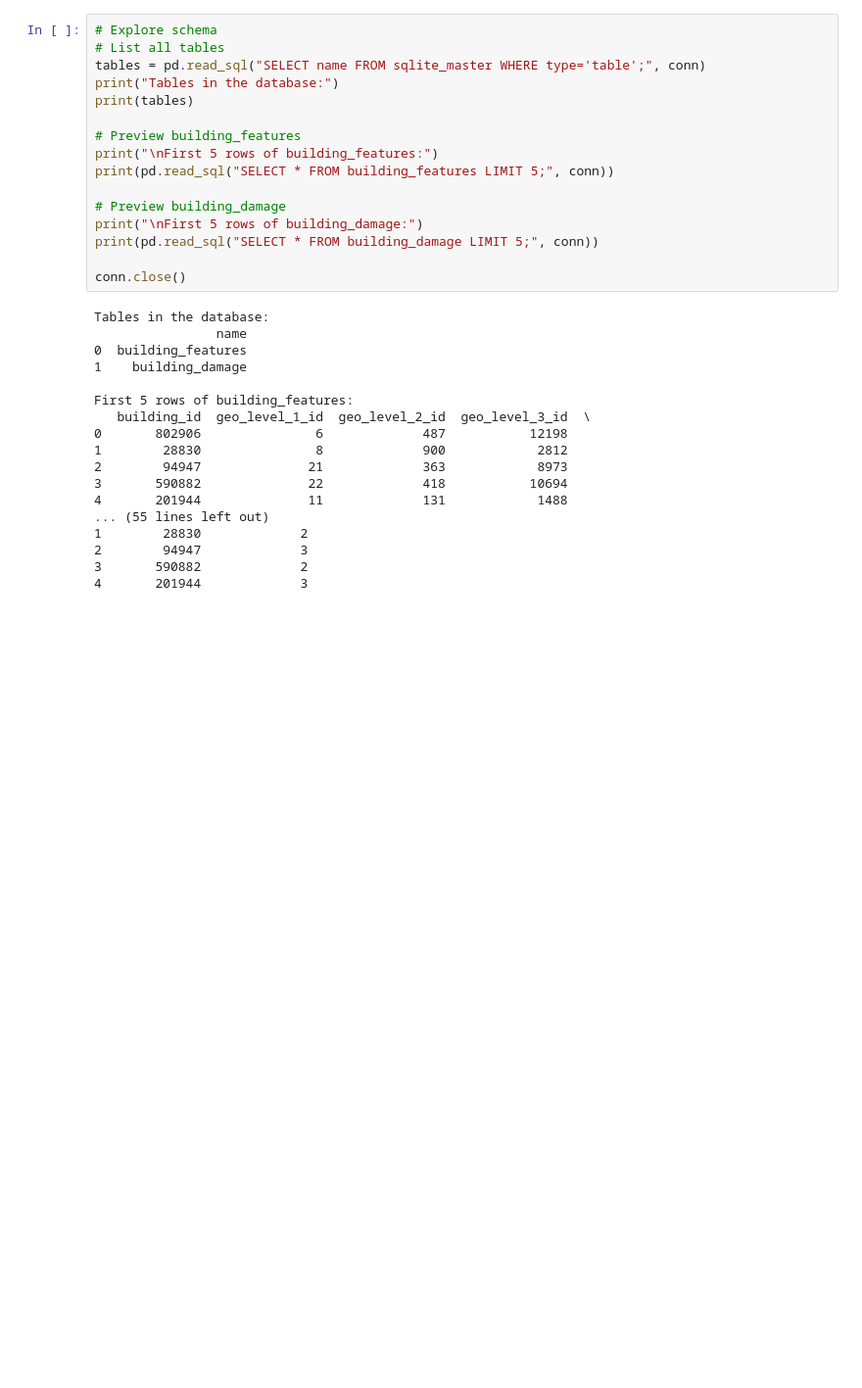
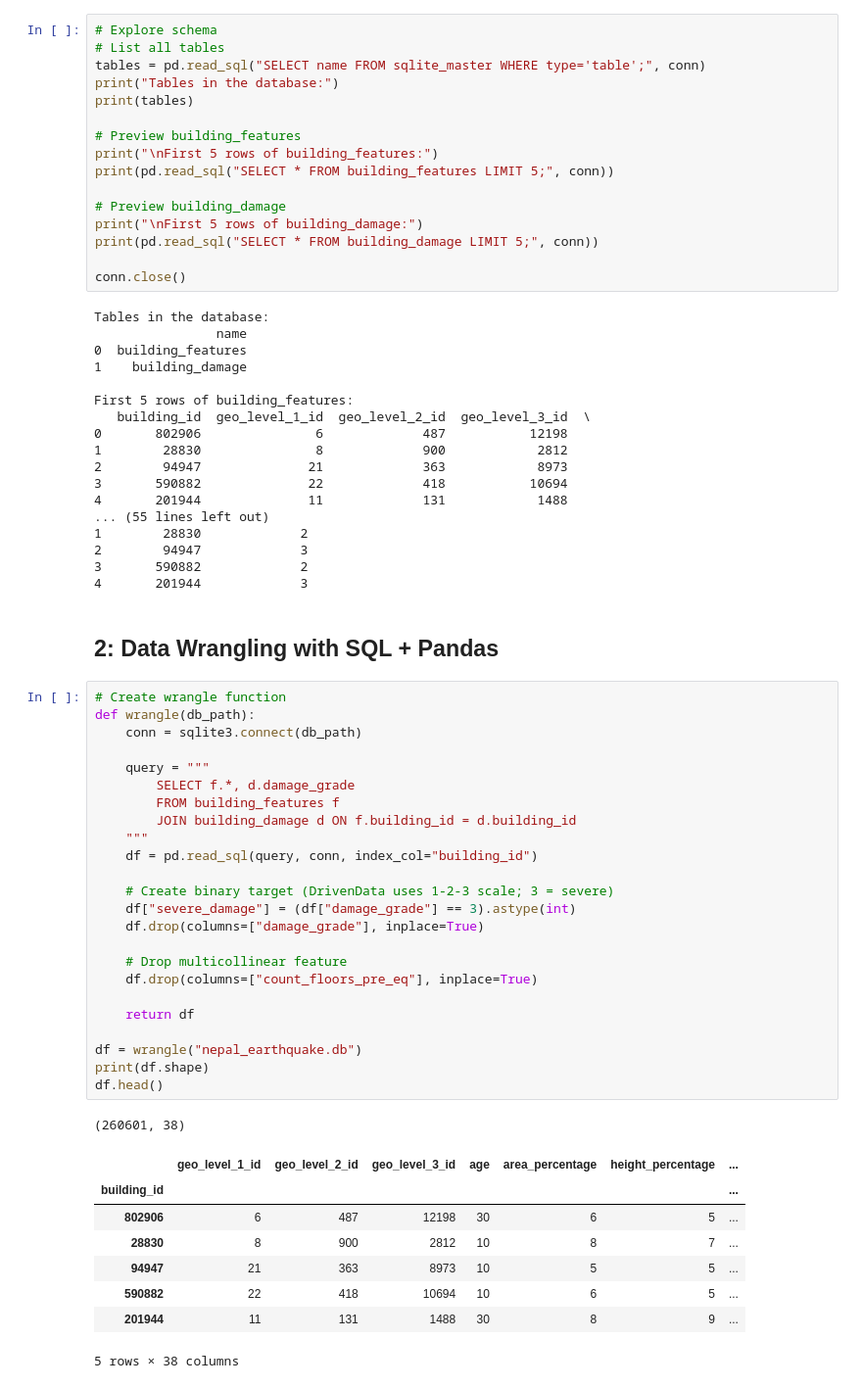
Before and after one commit to AJ-MH/Data-Science-Machine-Learning, a Jupyter notebook: nepal-earthquake-damage-prediction/nepal_earthquake_building_damage_prediction.ipynb, the cells around one changed output. Shown at 98% size. Saved outputs shown, nothing was run; the diff lists cells and outputs as text; blank space fills up the shorter version.

Commit message:
Add EDA, wrangle function

```diff
--- a/nepal-earthquake-damage-prediction/nepal_earthquake_building_damage_prediction.ipynb
+++ b/nepal-earthquake-damage-prediction/nepal_earthquake_building_damage_prediction.ipynb
@@ -94,3 +94,39 @@ First 5 rows of building_features:
 2        94947             3
 3       590882             2
 4       201944             3
+# %% [markdown]
+## 2: Data Wrangling with SQL + Pandas
+# %%
+# Create wrangle function
+def wrangle(db_path):
+    conn = sqlite3.connect(db_path)
+
+    query = """
+        SELECT f.*, d.damage_grade
+        FROM building_features f
+        JOIN building_damage d ON f.building_id = d.building_id
+    """
+    df = pd.read_sql(query, conn, index_col="building_id")
+
+    # Create binary target (DrivenData uses 1-2-3 scale; 3 = severe)
+    df["severe_damage"] = (df["damage_grade"] == 3).astype(int)
+    df.drop(columns=["damage_grade"], inplace=True)
+
+    # Drop multicollinear feature
+    df.drop(columns=["count_floors_pre_eq"], inplace=True)
+
+    return df
+
+df = wrangle("nepal_earthquake.db")
+print(df.shape)
+df.head()
+# %% [output]
+(260601, 38)
+|  | geo_level_1_id | geo_level_2_id | geo_level_3_id | age | area_percentage | height_percentage | ... |
+| building_id |  |  |  |  |  |  | ... |
+| 802906 | 6 | 487 | 12198 | 30 | 6 | 5 | ... |
+| 28830 | 8 | 900 | 2812 | 10 | 8 | 7 | ... |
+| 94947 | 21 | 363 | 8973 | 10 | 5 | 5 | ... |
+| 590882 | 22 | 418 | 10694 | 10 | 6 | 5 | ... |
+| 201944 | 11 | 131 | 1488 | 30 | 8 | 9 | ... |
+5 rows × 38 columns
```
Also changed, not shown: parts of 3 cells of this notebook.
